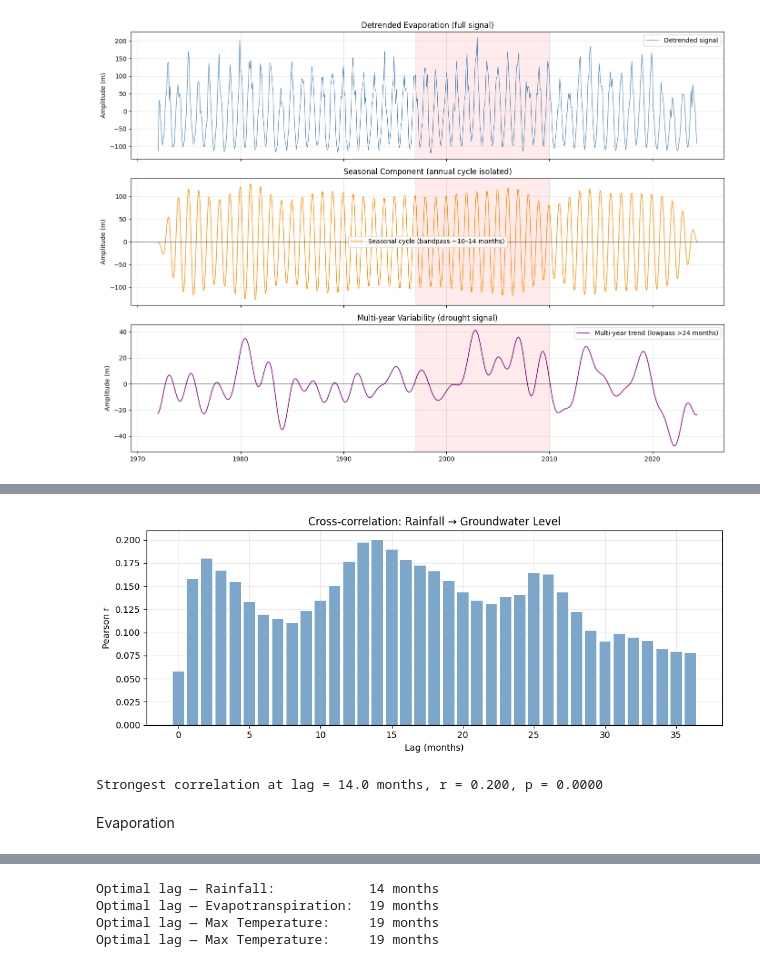
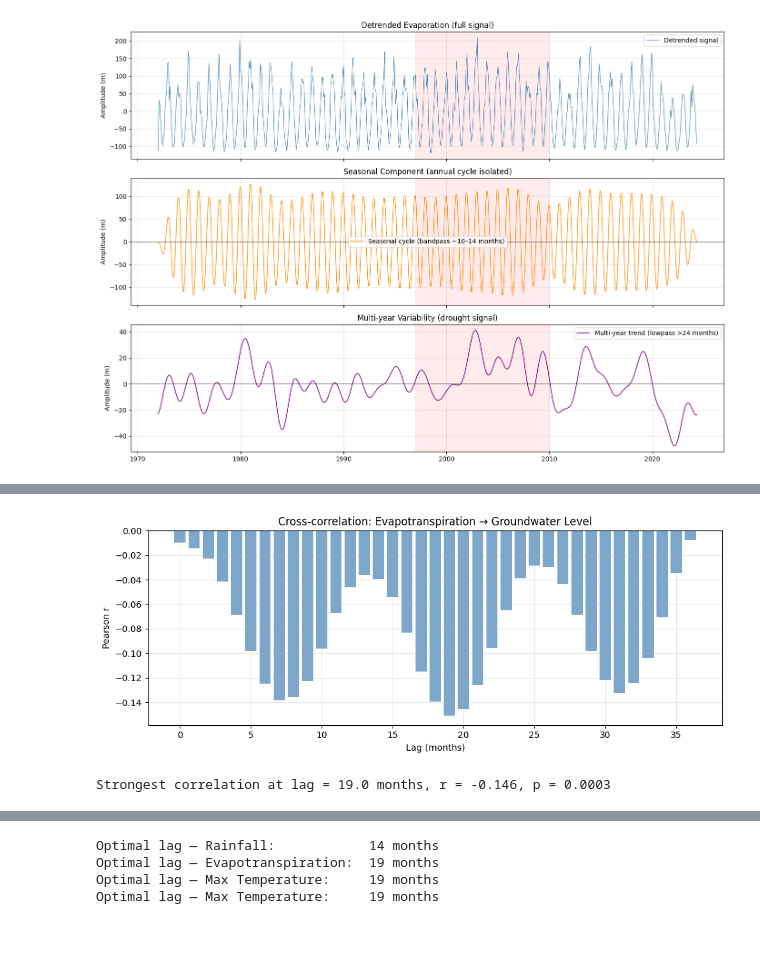
Before and after one commit to Clover130/u8229609-Individual-Project, a Jupyter notebook: EMSC2010_Individual_Project.ipynb, the cells around one changed output, grey strips where cells are left out. Cells and saved outputs as stored; diff of their text form; code cells hidden in the pictures; blank space fills up the shorter version.

```diff
--- a/EMSC2010_Individual_Project.ipynb
+++ b/EMSC2010_Individual_Project.ipynb
@@ -578,50 +776,43 @@ Rainfall
 # %%
-from scipy import stats
-import numpy as np
-
-# Cross-correlation: how well does rainfall at time t-lag
-# predict groundwater at time t?
-max_lag = 36  # test up to 24 months lag
+# Cross-correlation: determine how well evapotranspiration at time t-lag predict groundwater at time t
+max_lag = 36  # test up to 36 months lag
 
 lags = range(0, max_lag + 1)
 correlations = []
 
 gw = df['RSWL_mAHD'].dropna()
-rain = df['daily_rain'].dropna()
+rain = df['et_short_crop'].dropna()
 
 # Align on common index first
-aligned = df[['RSWL_mAHD', 'daily_rain']].dropna()
+aligned = df[['RSWL_mAHD', 'et_short_crop']].dropna()
 
 for lag in lags:
     if lag == 0:
-        r, p = stats.pearsonr(aligned['daily_rain'], aligned['RSWL_mAHD'])
+        r, p = stats.pearsonr(aligned['et_short_crop'], aligned['RSWL_mAHD'])
     else:
         r, p = stats.pearsonr(
-            aligned['daily_rain'].iloc[:-lag],
+            aligned['et_short_crop'].iloc[:-lag],
             aligned['RSWL_mAHD'].iloc[lag:]
         )
     correlations.append((lag, r, p))
 
 lag_df = pd.DataFrame(correlations, columns=['lag_months', 'r', 'p_value'])
 
 # Plot the cross-correlation
 fig, ax = plt.subplots(figsize=(10, 4))
 ax.bar(lag_df['lag_months'], lag_df['r'], color='steelblue', alpha=0.7)
 ax.axhline(0, color='black', linewidth=0.8)
 ax.set_xlabel('Lag (months)')
 ax.set_ylabel('Pearson r')
-ax.set_title('Cross-correlation: Rainfall → Groundwater Level')
+ax.set_title('Cross-correlation: Evapotranspiration → Groundwater Level')
 ax.grid(True, alpha=0.3)
 plt.tight_layout()
 plt.show()
 
-best_lag_rain = lag_df.loc[lag_df['r'].idxmax()]
+best_lag_et = lag_df.loc[lag_df['r'].abs().idxmax()]
+best_lag_et_months = int(best_lag_et['lag_months'])
 
-best_lag_rain_months = int(best_lag_rain['lag_months'])
-
-print(f"Strongest correlation at lag = {best_lag_rain['lag_months']} months, r = {best_lag_rain['r']:.3f}, p = {best_lag_rain['p_value']:.4f}")
+print(f"Strongest correlation at lag = {best_lag_temp['lag_months']} months, r = {best_lag_temp['r']:.3f}, p = {best_lag_temp['p_value']:.4f}")
 # %% [output]
-[figure, old version]
+[figure, new version]
-Strongest correlation at lag = 14.0 months, r = 0.200, p = 0.0000
+Strongest correlation at lag = 19.0 months, r = -0.146, p = 0.0003
-# %% [markdown]
-Evaporation
```
Also changed, not shown: parts of 140 cells of this notebook.
